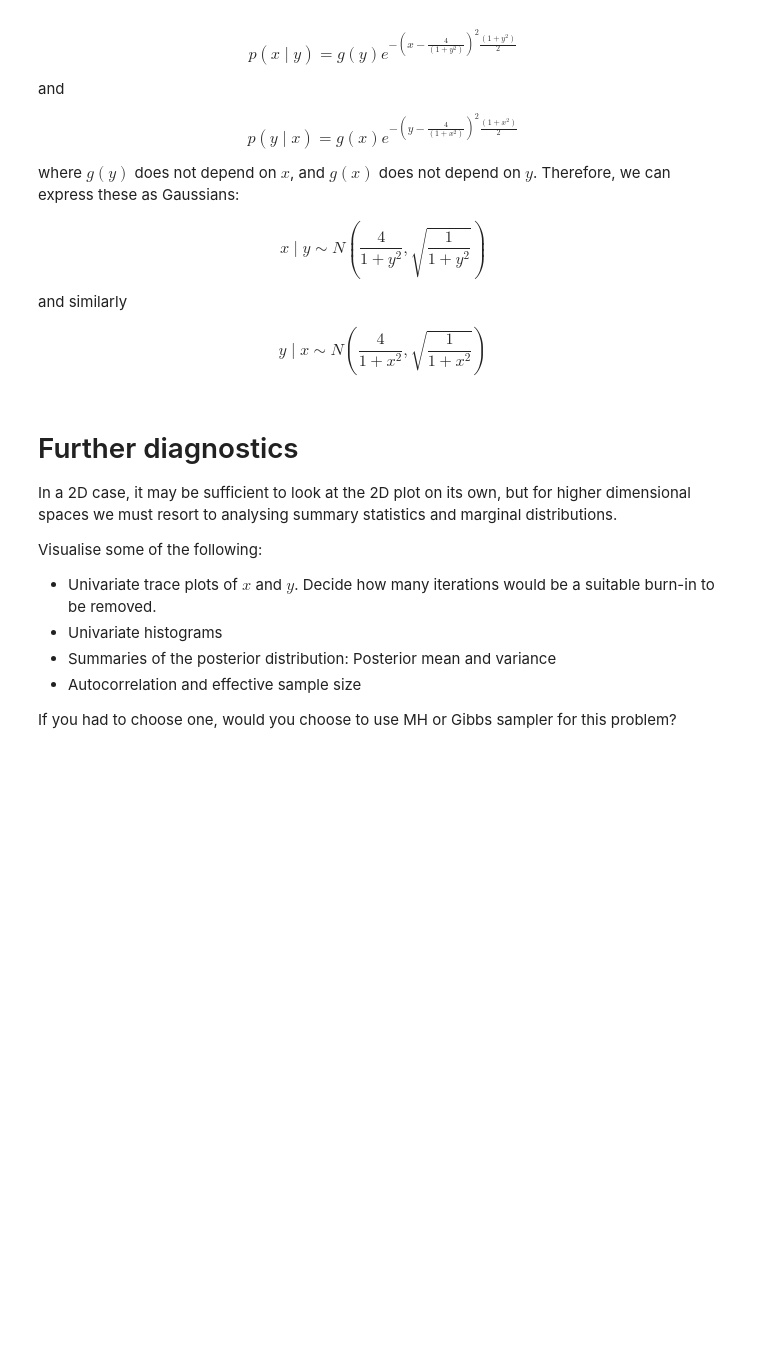
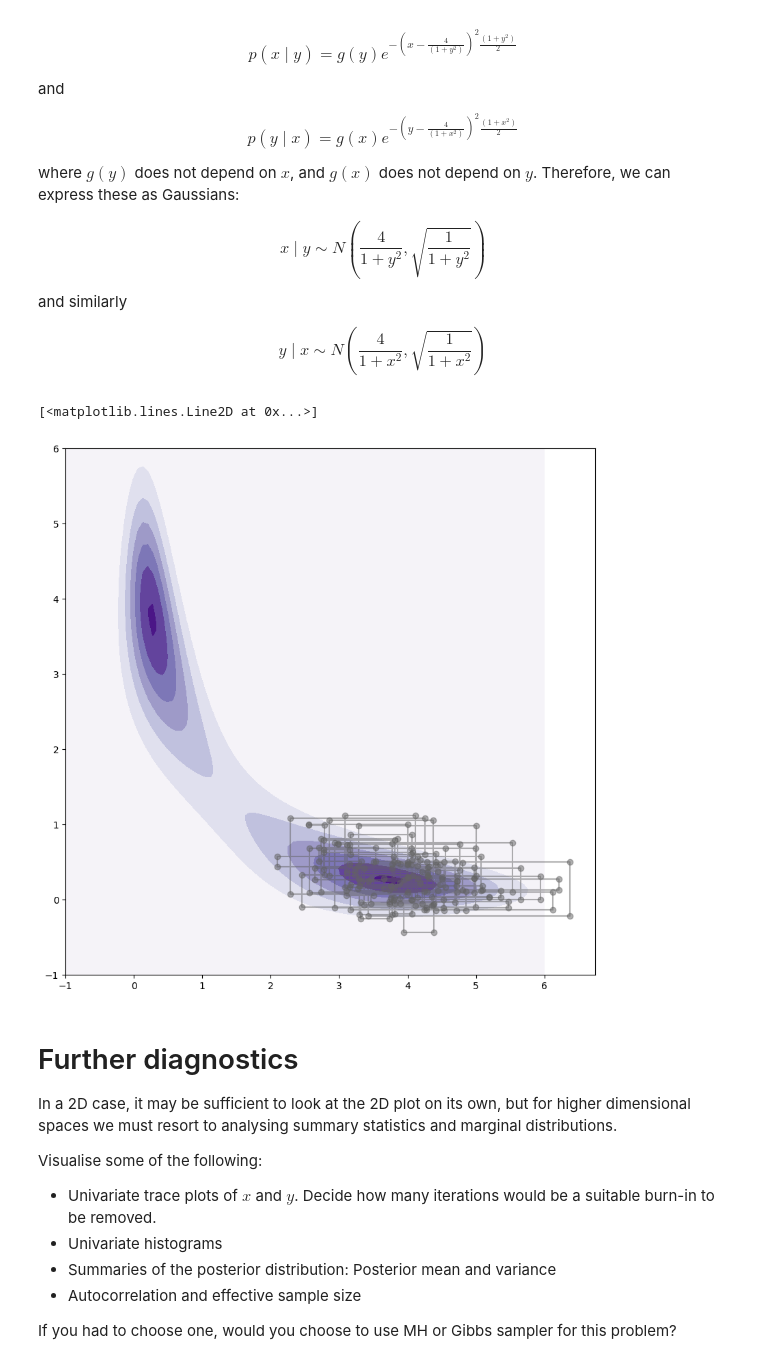
Before and after one commit to KVukosavljevic/BDI-intro-to-Bayesian-stats, a Jupyter notebook: practical.ipynb, the cells around one changed output. Cells and saved outputs as stored; diff of their text form; code cells hidden in the pictures; blank space fills up the shorter version.

```diff
--- a/practical.ipynb
+++ b/practical.ipynb
@@ -106,3 +128,41 @@ $$ y \mid x \sim N\left(\frac{4}{1+x^2}, \sqrt{\frac{1}{1+x^2}}\right) $$
+# %%
+# specify the number of iterations
+n_iter = 200
+
+# initialise variables to store the trace of the Markov chain
+x_trace = np.zeros(n_iter)
+y_trace = np.zeros(n_iter)
+
+x_trace[0] = 4
+y_trace[0] = 0.5
+################
+for i in range(1,n_iter):
+#    if i%2 == 1:
+        # sample x
+#        x_trace[i] = np.random.normal(loc=4/(1+y_trace[i-1]**2), scale=(1/(1+y_trace[i-1]**2))**0.5)
+#        y_trace[i] = y_trace[i-1]
+#    else:
+        # sample y
+#        y_trace[i] = np.random.normal(loc=4/(1+x_trace[i]**2), scale=(1/(1+x_trace[i]**2))**0.5)
+#        x_trace[i] = x_trace[i-1]
+
+    if i%2 == 1:
+        # sample y
+        y_trace[i] = np.random.normal(loc=4/(1+x_trace[i-1]**2), scale=(1/(1+x_trace[i-1]**2))**0.5)
+        x_trace[i] = x_trace[i-1]
+    else:
+        # sample y
+        x_trace[i] = np.random.normal(loc=4/(1+y_trace[i]**2), scale=(1/(1+y_trace[i]**2))**0.5)
+        y_trace[i] = y_trace[i-1]
+################
+
+# visualise the trace
+plt.figure(figsize=[10, 10])
+plt.contourf(plot_x, plot_y, p(plot_x, plot_y), cmap="Purples")
+plt.plot(x_trace, y_trace, 'o-', c="#636363", alpha=0.5)
+# %% [output]
+[<matplotlib.lines.Line2D at 0x...>]
+[figure, added]
 # %% [markdown]
 # Further diagnostics
 
```
Also changed, not shown: parts of 4 cells of this notebook.
